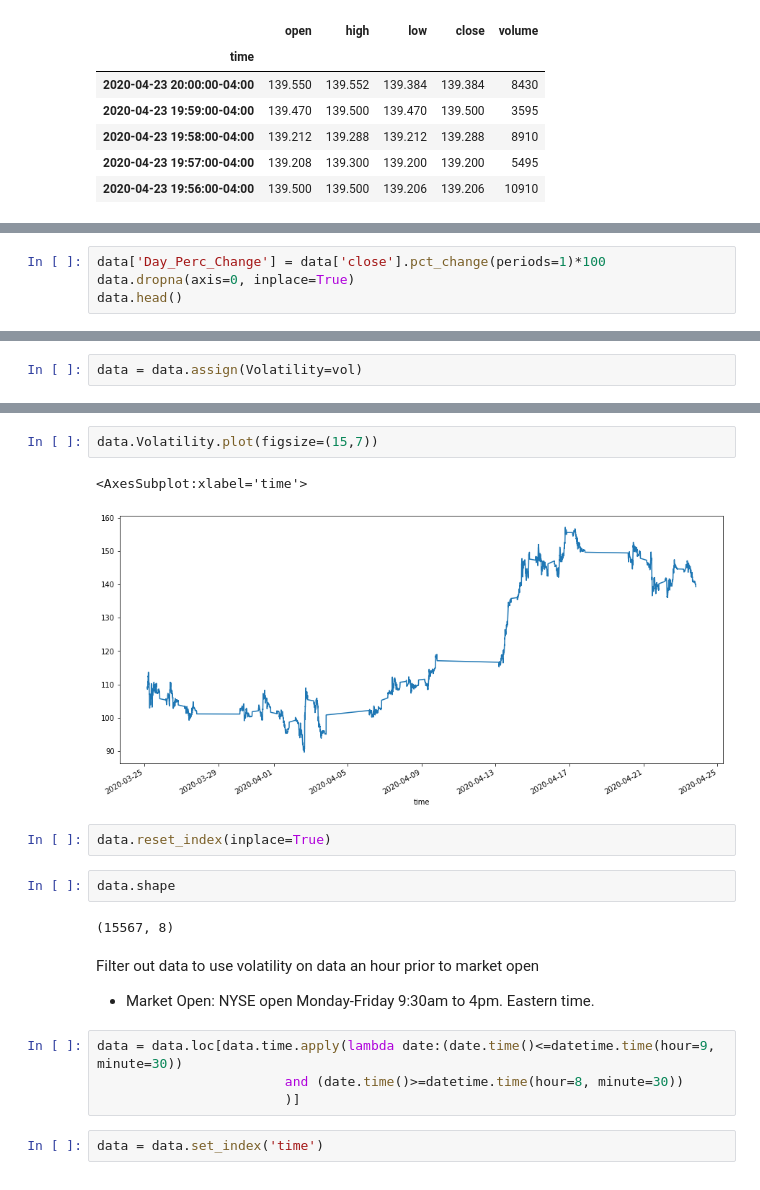
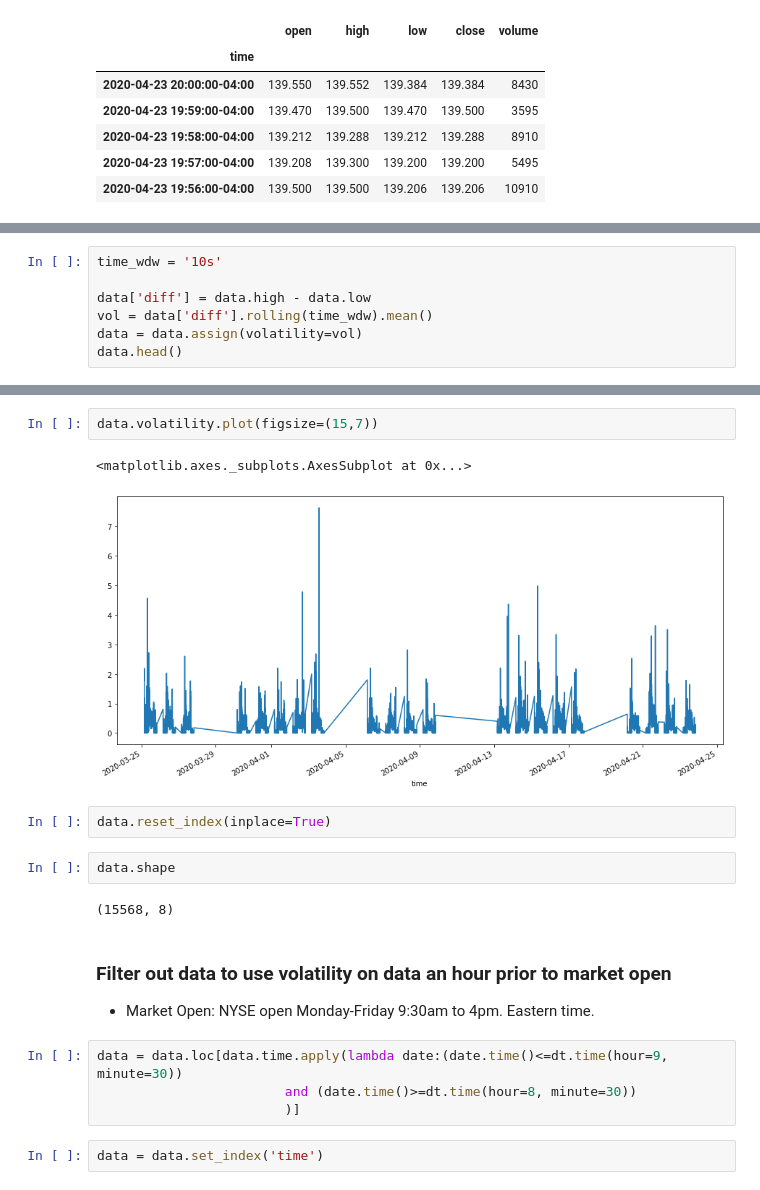
Before and after one commit to leeso1718/StockMarket_explainableAI, a Jupyter notebook: notebooks/data_nb/data_feature_engineer.ipynb, the cells around one changed output, grey strips where cells are left out. Drawn from its saved outputs; the diff is of its cells as text.

Commit message:
updated data preprocessing

```diff
--- a/notebooks/data_nb/data_feature_engineer.ipynb
+++ b/notebooks/data_nb/data_feature_engineer.ipynb
@@ -24,4 +22,0 @@ High-Low within the minute bar
-# %%
-data['Day_Perc_Change'] = data['close'].pct_change(periods=1)*100
-data.dropna(axis=0, inplace=True)
-data.head()
@@ -46,2 +27,7 @@ vol = data['close'].rolling(5).mean()#std()*np.sqrt(5)
-# %%
-data = data.assign(Volatility=vol)
+# %%
+time_wdw = '10s'
+
+data['diff'] = data.high - data.low
+vol = data['diff'].rolling(time_wdw).mean()
+data = data.assign(volatility=vol)
+data.head()
@@ -48,20 +42,20 @@ data = data.assign(Volatility=vol)
 # %%
-data.Volatility.plot(figsize=(15,7))
+data.volatility.plot(figsize=(15,7))
 # %% [output]
-<AxesSubplot:xlabel='time'>
+<matplotlib.axes._subplots.AxesSubplot at 0x...>
-[figure, old version]
+[figure, new version]
 # %%
 data.reset_index(inplace=True)
 # %%
 data.shape
 # %% [output]
-(15567, 8)
+(15568, 8)
 # %% [markdown]
-Filter out data to use volatility on data an hour prior to market open
+### Filter out data to use volatility on data an hour prior to market open
 * Market Open: NYSE open Monday-Friday 9:30am to 4pm. Eastern time.
 # %%
-data = data.loc[data.time.apply(lambda date:(date.time()<=datetime.time(hour=9, minute=30))
-                        and (date.time()>=datetime.time(hour=8, minute=30))
+data = data.loc[data.time.apply(lambda date:(date.time()<=dt.time(hour=9, minute=30))
+                        and (date.time()>=dt.time(hour=8, minute=30))
                         )]
 # %%
 data = data.set_index('time')
```
Also changed, not shown: parts of 12 cells of this notebook, 1 other file.
